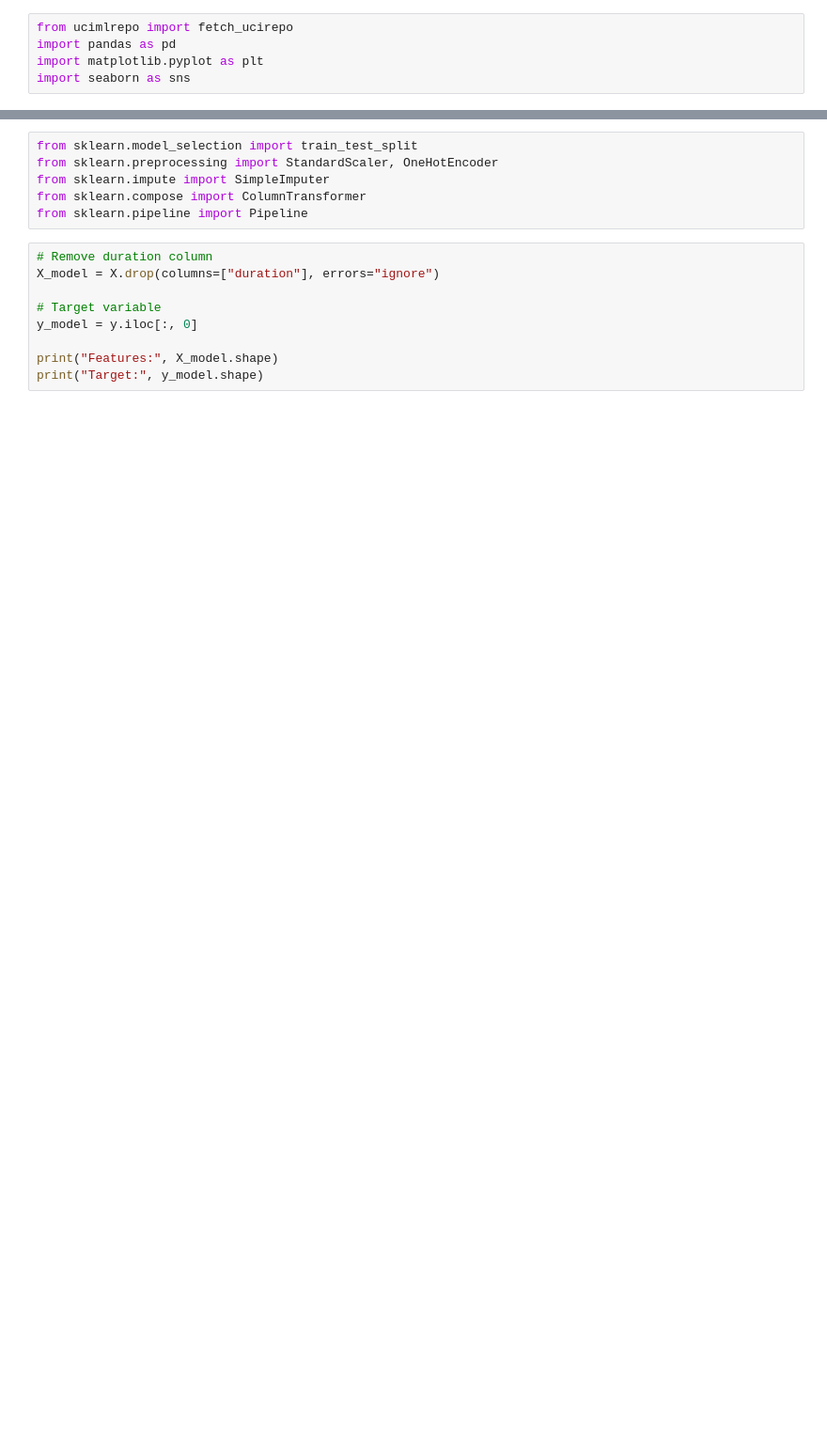
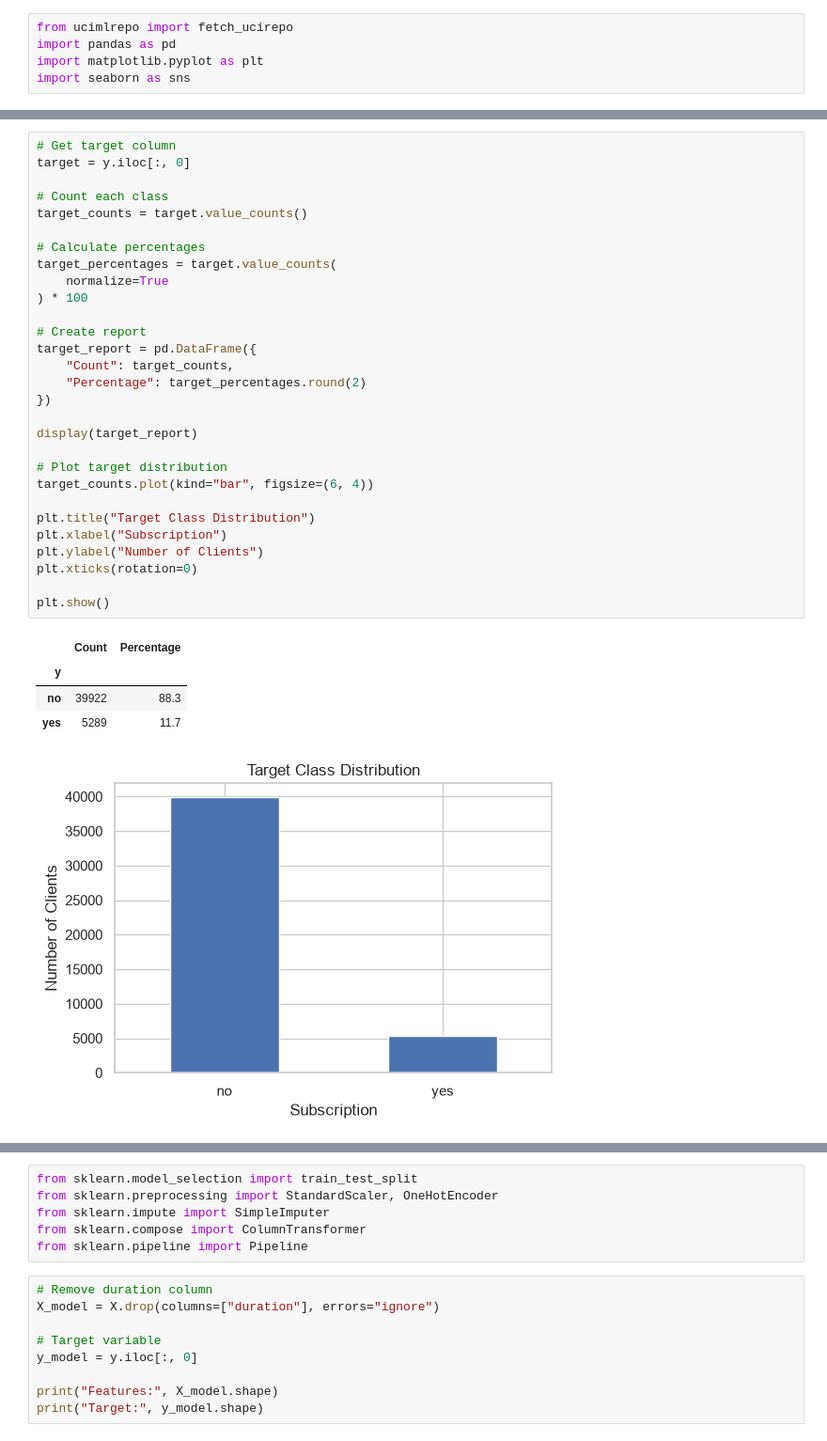
Before and after one commit to 3arab-star/Neural-Network-Project, a Jupyter notebook: Bank_Marketing.ipynb, the cells around one changed output, grey strips where cells are left out. Shown at 94% size. Cells and saved outputs as stored; diff of their text form; blank space fills up the shorter version.

```diff
--- a/Bank_Marketing.ipynb
+++ b/Bank_Marketing.ipynb
@@ -61,3 +122,38 @@ print("Duplicate rows:", duplicate_count)
+# %%
+# Get target column
+target = y.iloc[:, 0]
+
+# Count each class
+target_counts = target.value_counts()
+
+# Calculate percentages
+target_percentages = target.value_counts(
+    normalize=True
+) * 100
+
+# Create report
+target_report = pd.DataFrame({
+    "Count": target_counts,
+    "Percentage": target_percentages.round(2)
+})
+
+display(target_report)
+
+# Plot target distribution
+target_counts.plot(kind="bar", figsize=(6, 4))
+
+plt.title("Target Class Distribution")
+plt.xlabel("Subscription")
+plt.ylabel("Number of Clients")
+plt.xticks(rotation=0)
+
+plt.show()
+# %% [output]
+|  | Count | Percentage |
+| y |  |  |
+| no | 39922 | 88.3 |
+| yes | 5289 | 11.7 |
+[figure, added]
 # %%
 categorical_columns = X.select_dtypes(
     include=["object", "str"]
```
Also changed, not shown: parts of 34 cells of this notebook, 1 other file.
